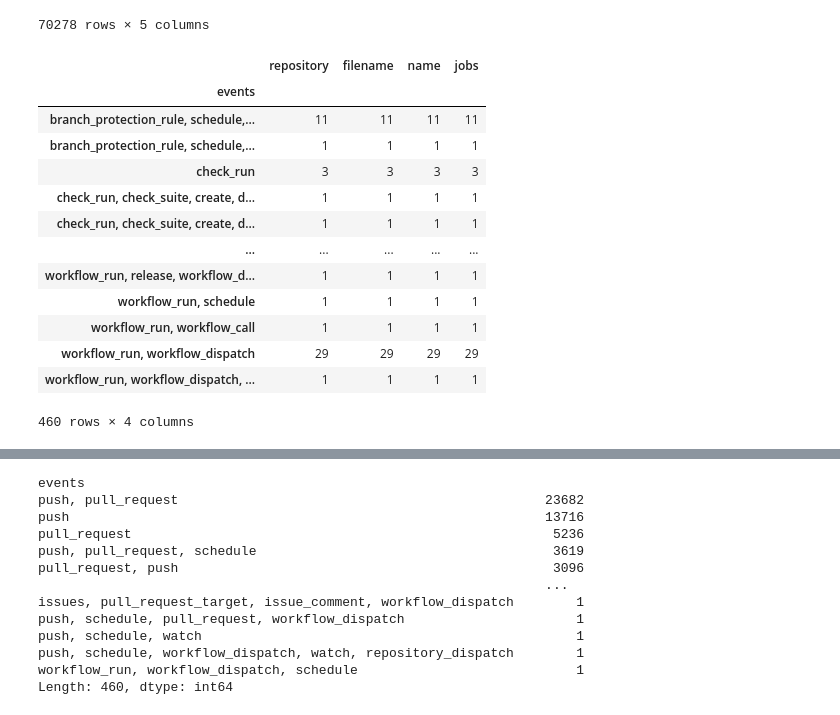
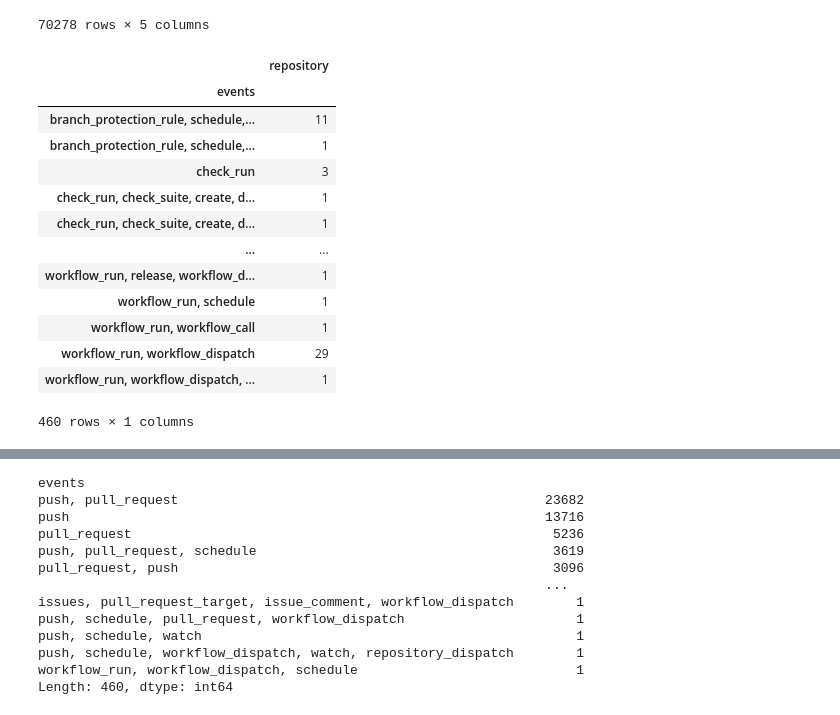
Before and after one commit to Randi-Dcht/umons_softwareEvolution_tp_3, a Jupyter notebook: notebooks/questions.ipynb, the cells around one changed output, grey strips where cells are left out. Saved outputs shown, nothing was run; the diff lists cells and outputs as text; code cells hidden in the pictures.

Commit message:
push error with column

```diff
--- a/notebooks/questions.ipynb
+++ b/notebooks/questions.ipynb
@@ -148,20 +169,20 @@ df_workflows.explode('events')
 | 70277 | zzzm/hostsx | main.yml | Deploy | push, workflow_dispatch | 1 |
 70278 rows × 5 columns
 # %%
-dd = df_workflows.groupby('events').count()
+dd = df_workflows.groupby('events').count()[['repository']]
 dd
 # %% [output]
-|  | repository | filename | name | jobs |
-| events |  |  |  |  |
-| branch_protection_rule, schedule,... | 11 | 11 | 11 | 11 |
-| branch_protection_rule, schedule,... | 1 | 1 | 1 | 1 |
-| check_run | 3 | 3 | 3 | 3 |
-| check_run, check_suite, create, d... | 1 | 1 | 1 | 1 |
-| check_run, check_suite, create, d... | 1 | 1 | 1 | 1 |
-| ... | ... | ... | ... | ... |
-| workflow_run, release, workflow_d... | 1 | 1 | 1 | 1 |
-| workflow_run, schedule | 1 | 1 | 1 | 1 |
-| workflow_run, workflow_call | 1 | 1 | 1 | 1 |
-| workflow_run, workflow_dispatch | 29 | 29 | 29 | 29 |
-| workflow_run, workflow_dispatch, ... | 1 | 1 | 1 | 1 |
+|  | repository |
+| events |  |
+| branch_protection_rule, schedule,... | 11 |
+| branch_protection_rule, schedule,... | 1 |
+| check_run | 3 |
+| check_run, check_suite, create, d... | 1 |
+| check_run, check_suite, create, d... | 1 |
+| ... | ... |
+| workflow_run, release, workflow_d... | 1 |
+| workflow_run, schedule | 1 |
+| workflow_run, workflow_call | 1 |
+| workflow_run, workflow_dispatch | 29 |
+| workflow_run, workflow_dispatch, ... | 1 |
-460 rows × 4 columns
+460 rows × 1 columns
```
Also changed, not shown: parts of 7 cells of this notebook.
